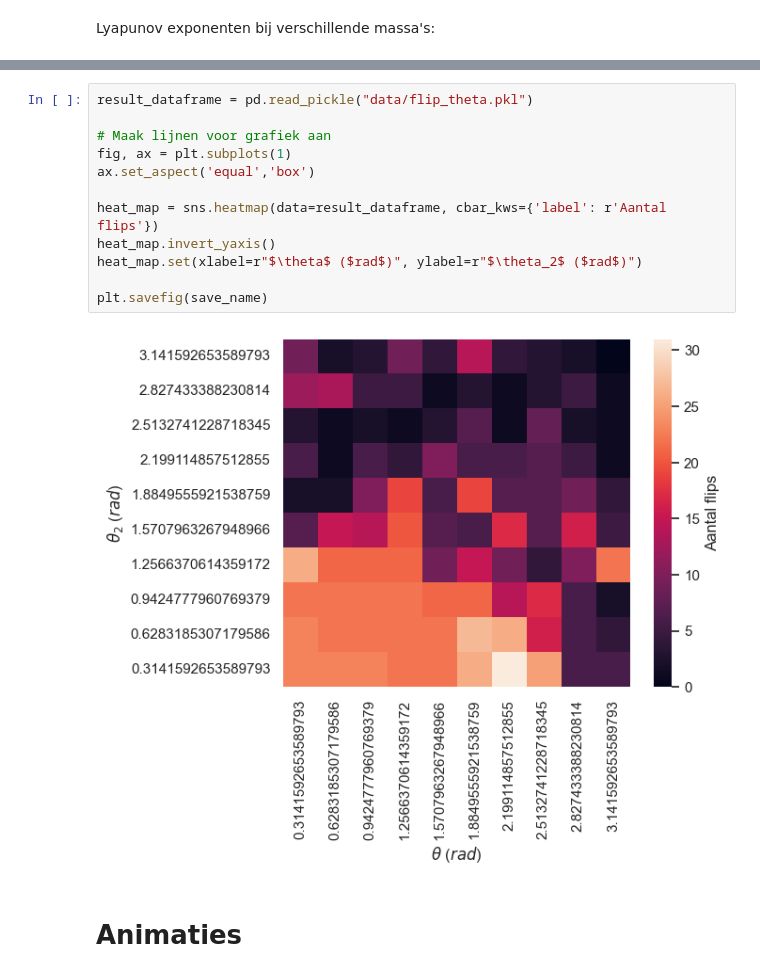
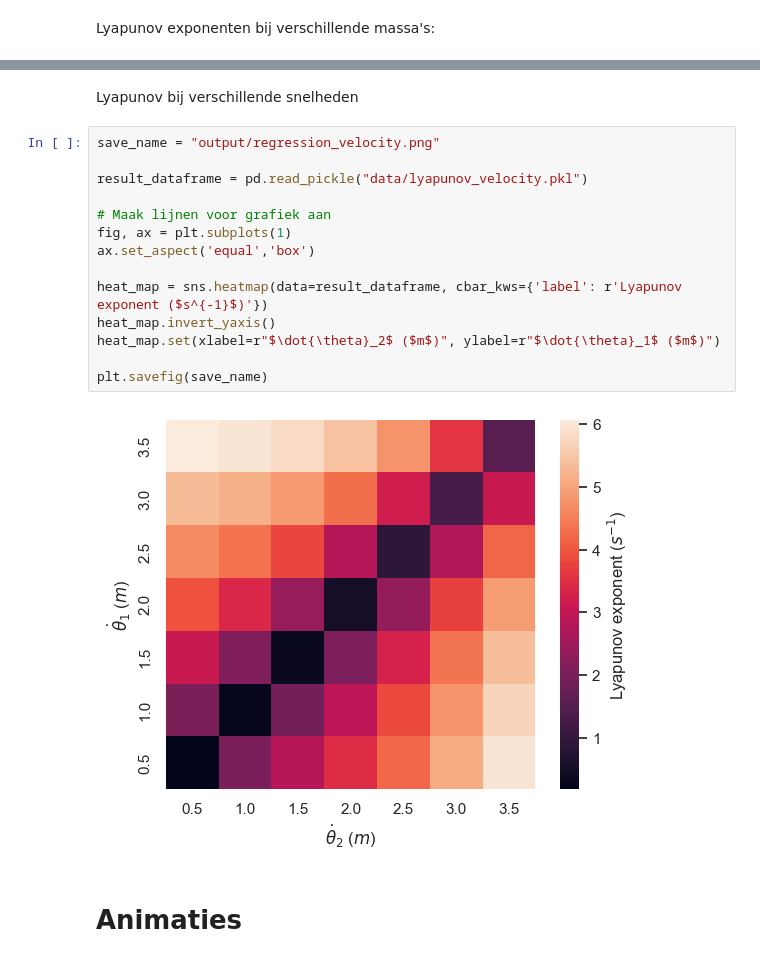
Before and after one commit to KevinLeenaerts/PWS-Programs, a Jupyter notebook: DoublePendulum.ipynb, the cells around one changed output, grey strips where cells are left out. Saved outputs shown, nothing was run; the diff lists cells and outputs as text.

```diff
--- a/DoublePendulum.ipynb
+++ b/DoublePendulum.ipynb
@@ -315,17 +434,21 @@ Flips bij verschillende waarden van theta1 en theta2:
+# %% [markdown]
+Lyapunov bij verschillende snelheden
 # %%
-result_dataframe = pd.read_pickle("data/flip_theta.pkl")
+save_name = "output/regression_velocity.png"
+
+result_dataframe = pd.read_pickle("data/lyapunov_velocity.pkl")
 
 # Maak lijnen voor grafiek aan
 fig, ax = plt.subplots(1)
 ax.set_aspect('equal','box')
 
-heat_map = sns.heatmap(data=result_dataframe, cbar_kws={'label': r'Aantal flips'})
+heat_map = sns.heatmap(data=result_dataframe, cbar_kws={'label': r'Lyapunov exponent ($s^{-1}$)'})
 heat_map.invert_yaxis()
-heat_map.set(xlabel=r"$\theta$ ($rad$)", ylabel=r"$\theta_2$ ($rad$)")
+heat_map.set(xlabel=r"$\dot{\theta}_2$ ($m$)", ylabel=r"$\dot{\theta}_1$ ($m$)")
 
 plt.savefig(save_name)
 # %% [output]
-[figure, old version]
+[figure, new version]
 # %% [markdown]
 # Animaties
 # %% [markdown]
```
Also changed, not shown: parts of 20 cells of this notebook, 15 other files.
